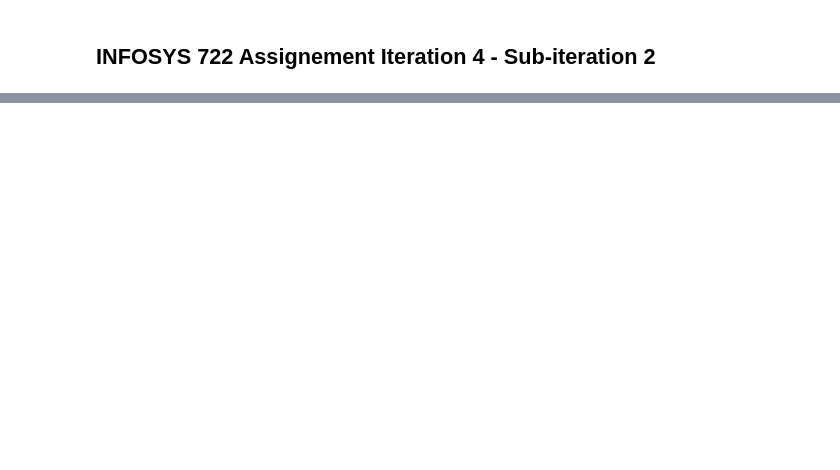
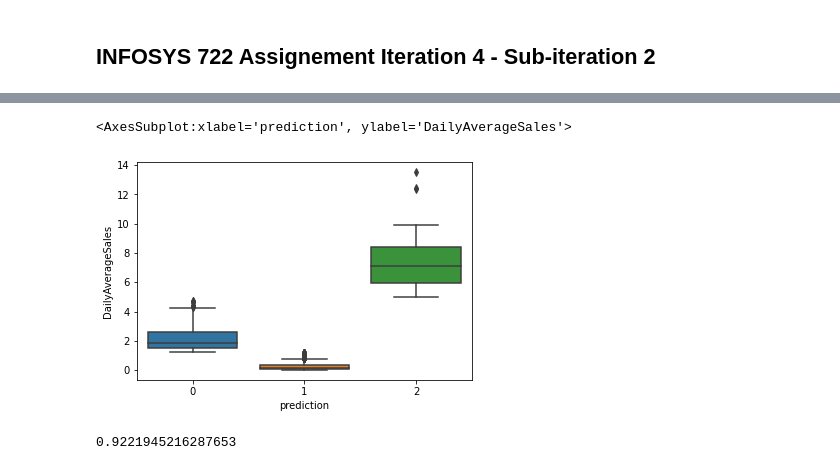
Before and after one commit to lee0210/infosys722-iteration4, a Jupyter notebook: notebook-i4.ipynb, the cells around one changed output, grey strips where cells are left out. Cells and saved outputs as stored; diff of their text form; code cells hidden in the pictures; blank space fills up the shorter version.

Commit message:
categorize products by clustering and predict weekly sales

```diff
--- a/notebook-i4.ipynb
+++ b/notebook-i4.ipynb
@@ -68,0 +79,21 @@ sns.boxplot(x='prediction', y='Frequency', data=result.toPandas())
+# %%
+daily_avg_sales = integrated_sales.groupBy('Brand').agg(
+    F.sum('SalesQuantity').alias('TotalSales')).withColumn(
+    'DailyAverageSales', F.col('TotalSales') / period)
+# %%
+clustering = Pipeline(stages = [
+    VectorAssembler(inputCols=['DailyAverageSales'], outputCol='features'),
+    KMeans(k=3, seed=13)])
+cluster_model = clustering.fit(daily_avg_sales)
+# %%
+result = cluster_model.transform(daily_avg_sales)
+sns.boxplot(x='prediction', y='DailyAverageSales', data=result.toPandas())
+# %% [output]
+<AxesSubplot:xlabel='prediction', ylabel='DailyAverageSales'>
+[figure, added]
+# %%
+evaluator = ClusteringEvaluator(metricName='silhouette',
+                                distanceMeasure='squaredEuclidean')
+evaluator.evaluate(result)
+# %% [output]
+0.9221945216287653
```
Also changed, not shown: parts of 29 cells of this notebook.
